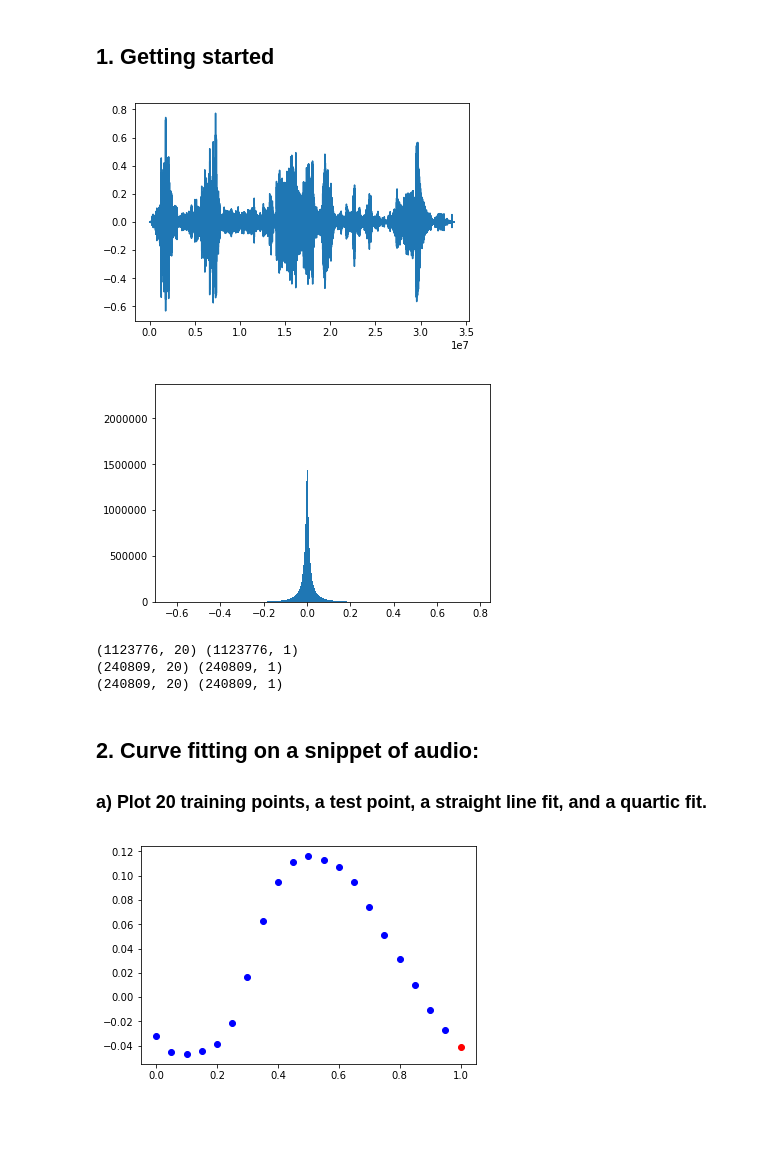
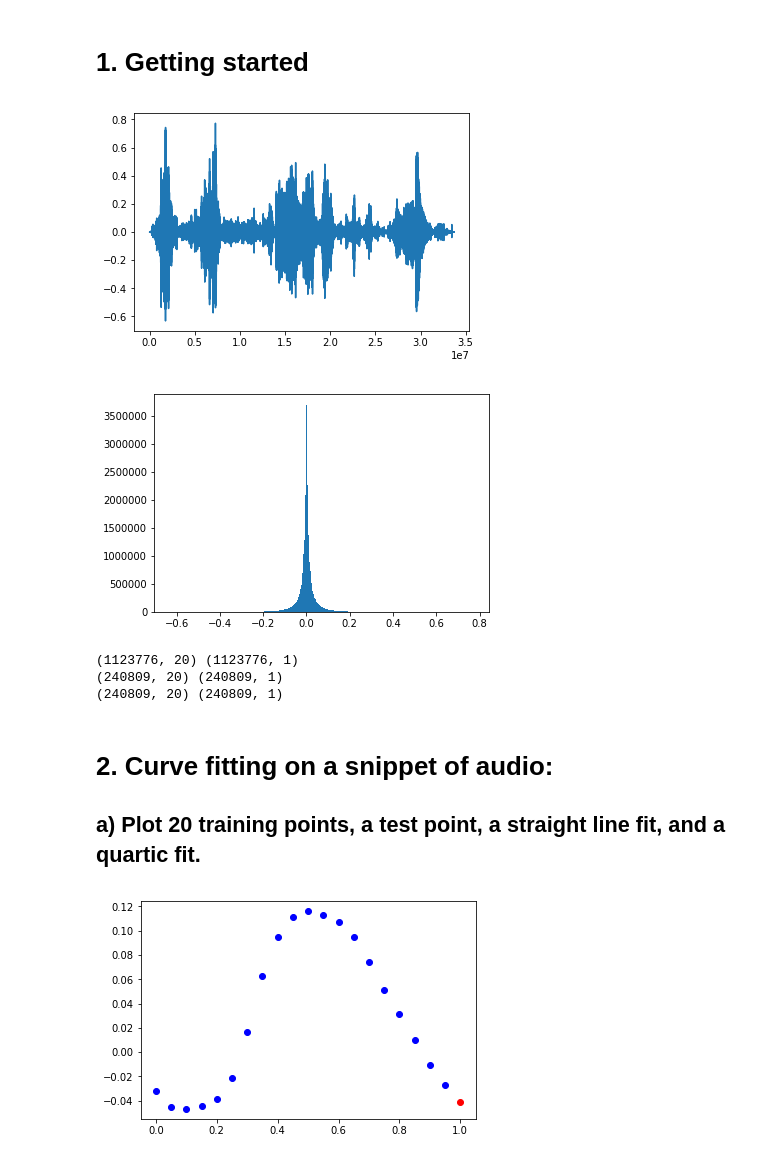
Before and after one commit to shengsli/mlpr, a Jupyter notebook: cw.ipynb, the cells around one changed output. Cells and saved outputs as stored; diff of their text form; code cells hidden in the pictures; blank space fills up the shorter version.

```diff
--- a/cw.ipynb
+++ b/cw.ipynb
@@ -1,27 +1,27 @@
 # %% [markdown]
-## 1. Getting started
+# 1. Getting started
 # %%
 %matplotlib inline
 import numpy as np
 import scipy.io
 import matplotlib.pyplot as plt
 
 #load dataset
 mat_contents = scipy.io.loadmat("/afs/inf.ed.ac.uk/group/teaching/mlprdata/audio/amp_data.mat")
 amp_data = mat_contents['amp_data']
 #histogram
 plt.plot(amp_data)
 plt.show()
-plt.hist(amp_data, bins=1000)
+plt.hist(amp_data, bins=500)
 plt.show()
 #reshape dataset
 row_num = amp_data.shape[0]
 remainder = row_num % 21;
 amp_data = amp_data[0:(row_num-remainder)];
 amp_data = amp_data.reshape((-1,21))
 # %% [output]
 [figure]
-[figure, old version]
+[figure, new version]
 # %%
 #shuffle rows of the matrix
 np.random.seed(0)
@@ -47,8 +47,8 @@ print(X_shuf_test.shape, y_shuf_test.shape)
 (240809, 20) (240809, 1)
 (240809, 20) (240809, 1)
 # %% [markdown]
-## 2. Curve fitting on a snippet of audio:
-### a) Plot 20 training points, a test point, a straight line fit, and a quartic fit.
+# 2. Curve fitting on a snippet of audio:
+## a) Plot 20 training points, a test point, a straight line fit, and a quartic fit.
 # %%
 #plot dataset
 X = X_shuf_train[0,:]
```
Also changed, not shown: parts of 25 cells of this notebook.
